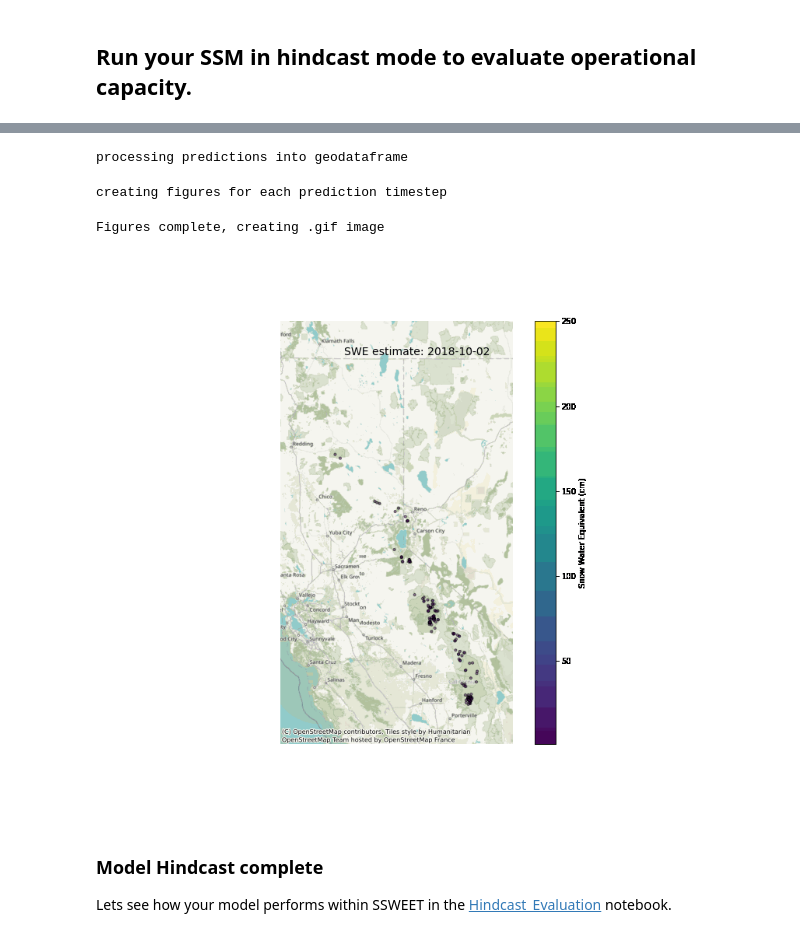
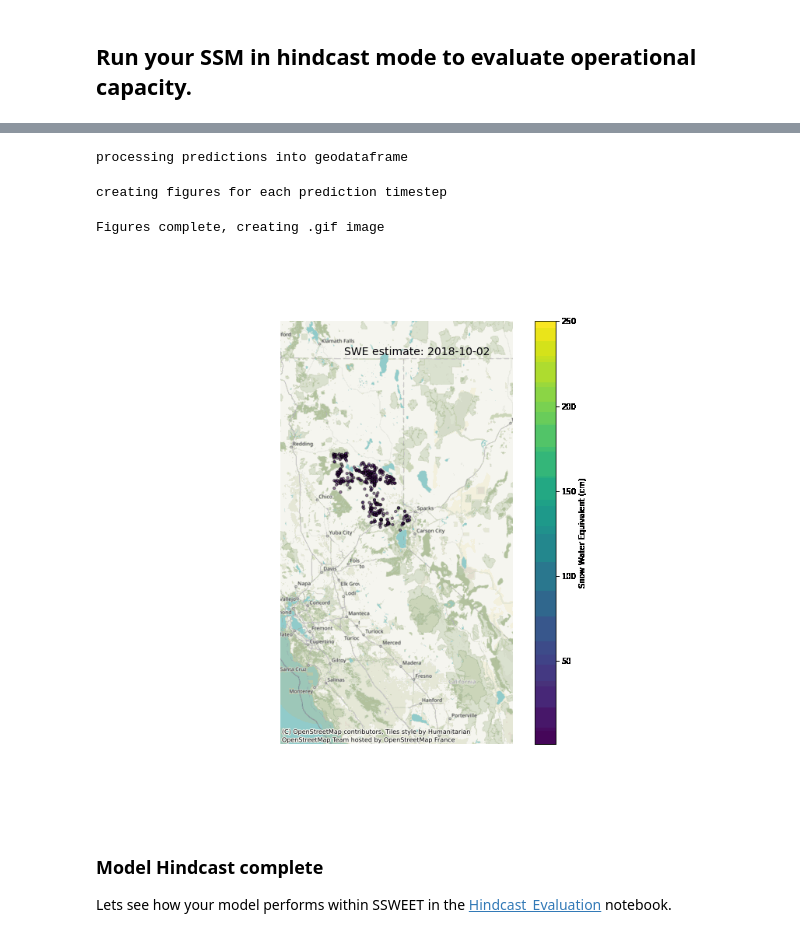
Before and after one commit to geo-smart/Snow-Extrapolation, a Jupyter notebook: contributors/Neural_Network/SSM_Hindcast_2019.ipynb, the cells around one changed output, grey strips where cells are left out. Cells and saved outputs as stored; diff of their text form; code cells hidden in the pictures.

```diff
--- a/contributors/Neural_Network/SSM_Hindcast_2019.ipynb
+++ b/contributors/Neural_Network/SSM_Hindcast_2019.ipynb
@@ -34,7 +29,7 @@ datapath = os.getcwd()
 # %%
 new_year = '2019'
 threshold = '20.0' #This threshold is standardized for now, to recalculate see Dr. Johnson
-Region_list = ['N_Sierras','S_Sierras_High', 'S_Sierras_Low']
+Region_list = ['N_Sierras']
 
-datelist = Hindcast_Initialization.Hindcast_Initialization(cwd, datapath, new_year, threshold, Region_list)
+datelist = Hindcast_Initialization.Hindcast_Initialization(new_year, threshold, Region_list)
 # %% [output]
@@ -92,10 +87,10 @@ S_Sierras_Low
 # %%
-Hindcast_Initialization.Snowgif(cwd, datelist, Region_list)
+Hindcast_Initialization.Snowgif(datelist, Region_list)
 # %% [output]
 processing predictions into geodataframe
 creating figures for each prediction timestep
 Figures complete, creating .gif image
-[figure, old version]
+[figure, new version]
 # %% [markdown]
 ### Model Hindcast complete
 
```
Also changed, not shown: parts of 3 cells of this notebook, 49 other files.
